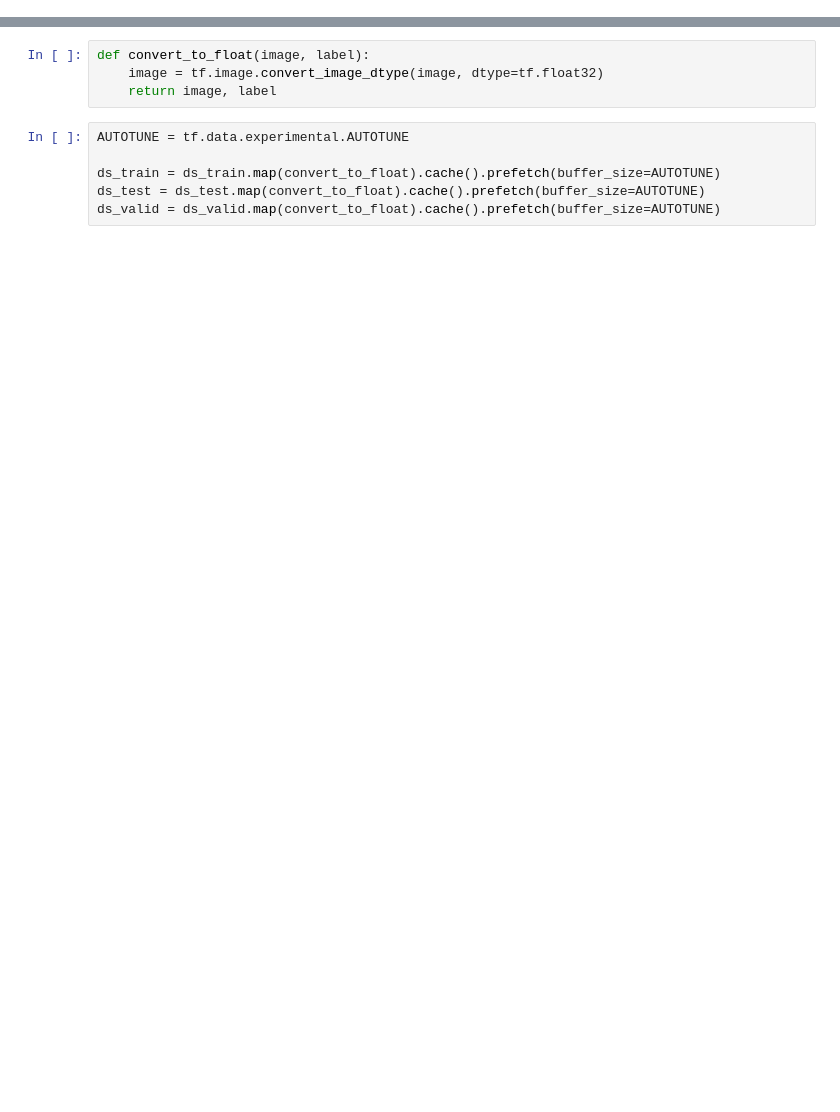
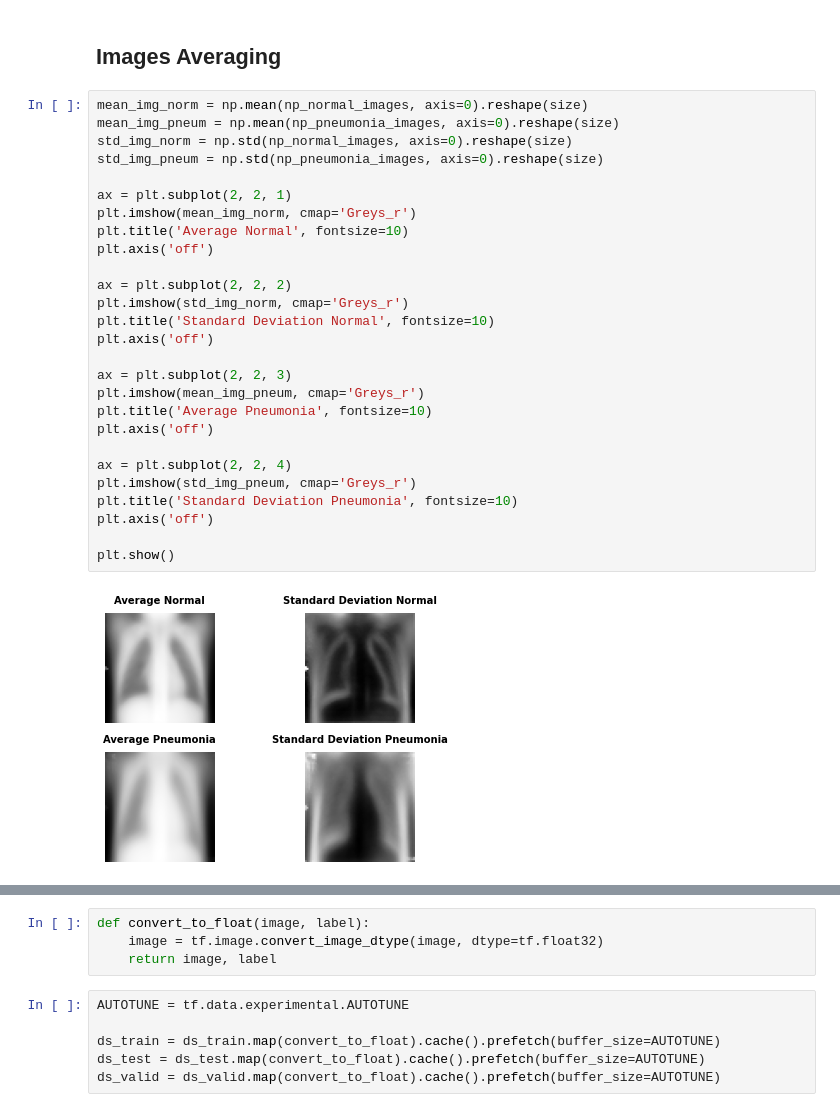
Before and after one commit to dialvedu/PneumoniaDetection, a Jupyter notebook: pneumonia-detection.ipynb, the cells around one changed output, grey strips where cells are left out. Cells and saved outputs as stored; diff of their text form; blank space fills up the shorter version.

```diff
--- a/pneumonia-detection.ipynb
+++ b/pneumonia-detection.ipynb
@@ -34,0 +120,31 @@ warnings.filterwarnings("ignore")
+# %% [markdown]
+## Images Averaging
+# %%
+mean_img_norm = np.mean(np_normal_images, axis=0).reshape(size)
+mean_img_pneum = np.mean(np_pneumonia_images, axis=0).reshape(size)
+std_img_norm = np.std(np_normal_images, axis=0).reshape(size)
+std_img_pneum = np.std(np_pneumonia_images, axis=0).reshape(size)
+
+ax = plt.subplot(2, 2, 1)
+plt.imshow(mean_img_norm, cmap='Greys_r')
+plt.title('Average Normal', fontsize=10)
+plt.axis('off')
+
+ax = plt.subplot(2, 2, 2)
+plt.imshow(std_img_norm, cmap='Greys_r')
+plt.title('Standard Deviation Normal', fontsize=10)
+plt.axis('off')
+
+ax = plt.subplot(2, 2, 3)
+plt.imshow(mean_img_pneum, cmap='Greys_r')
+plt.title('Average Pneumonia', fontsize=10)
+plt.axis('off')
+
+ax = plt.subplot(2, 2, 4)
+plt.imshow(std_img_pneum, cmap='Greys_r')
+plt.title('Standard Deviation Pneumonia', fontsize=10)
+plt.axis('off')
+
+plt.show()
+# %% [output]
+[figure, added]
```
Also changed, not shown: parts of 24 cells of this notebook.
